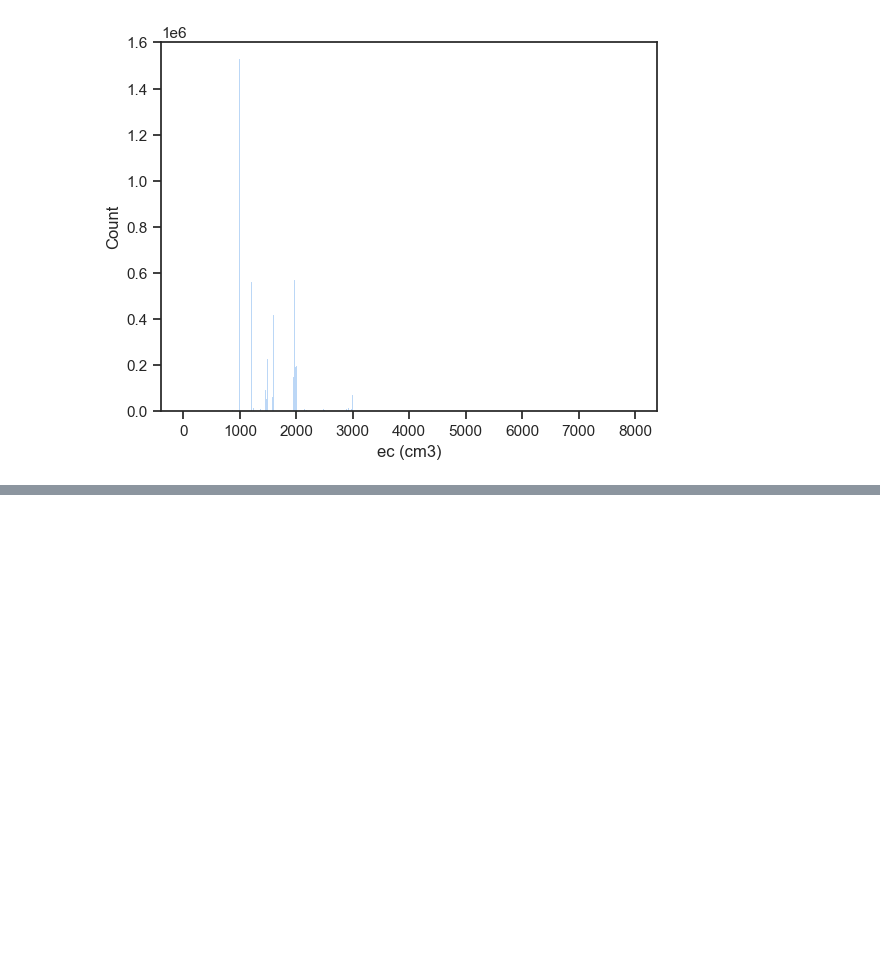
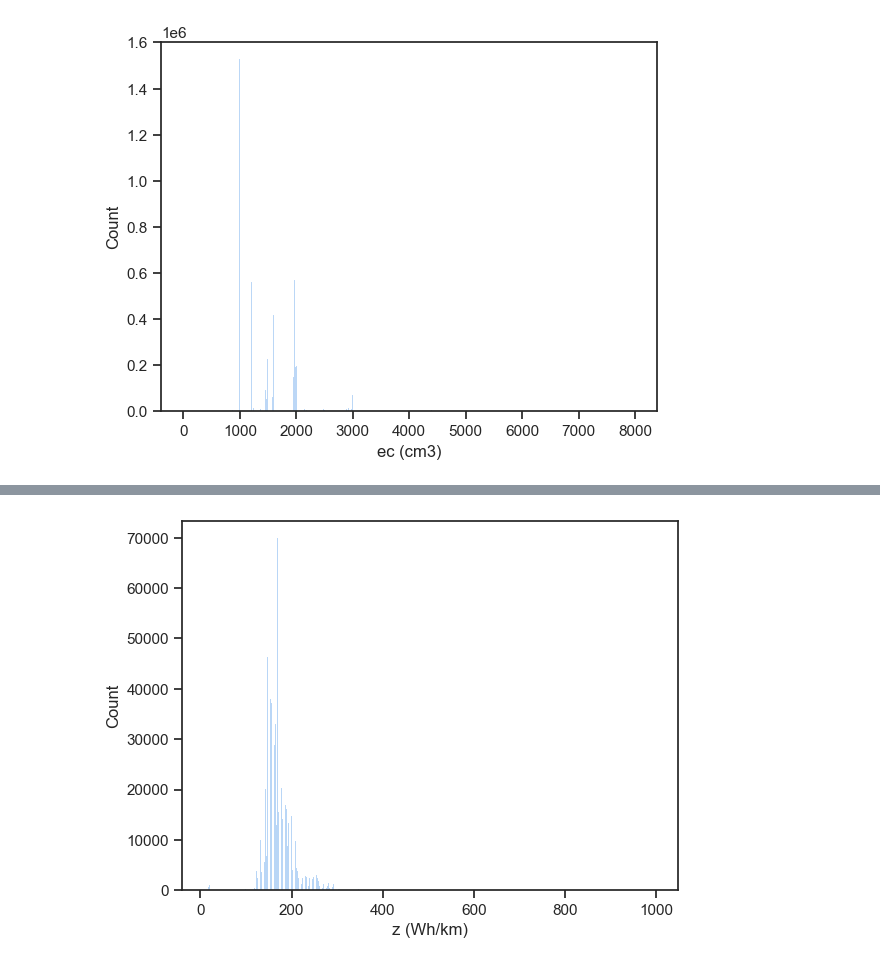
Before and after one commit to Naoyy/Challenge_Data_Mining, a Jupyter notebook: analyse_exploratoire.ipynb, the cells around one changed output, grey strips where cells are left out. Saved outputs shown, nothing was run; the diff lists cells and outputs as text; code cells hidden in the pictures; blank space fills up the shorter version.

```diff
--- a/analyse_exploratoire.ipynb
+++ b/analyse_exploratoire.ipynb
@@ -633,0 +711,5 @@ plt.show()
+# %%
+sns.histplot(df, x='z (Wh/km)')
+plt.show()
+# %% [output]
+[figure, added]
```
Also changed, not shown: parts of 28 cells of this notebook.
